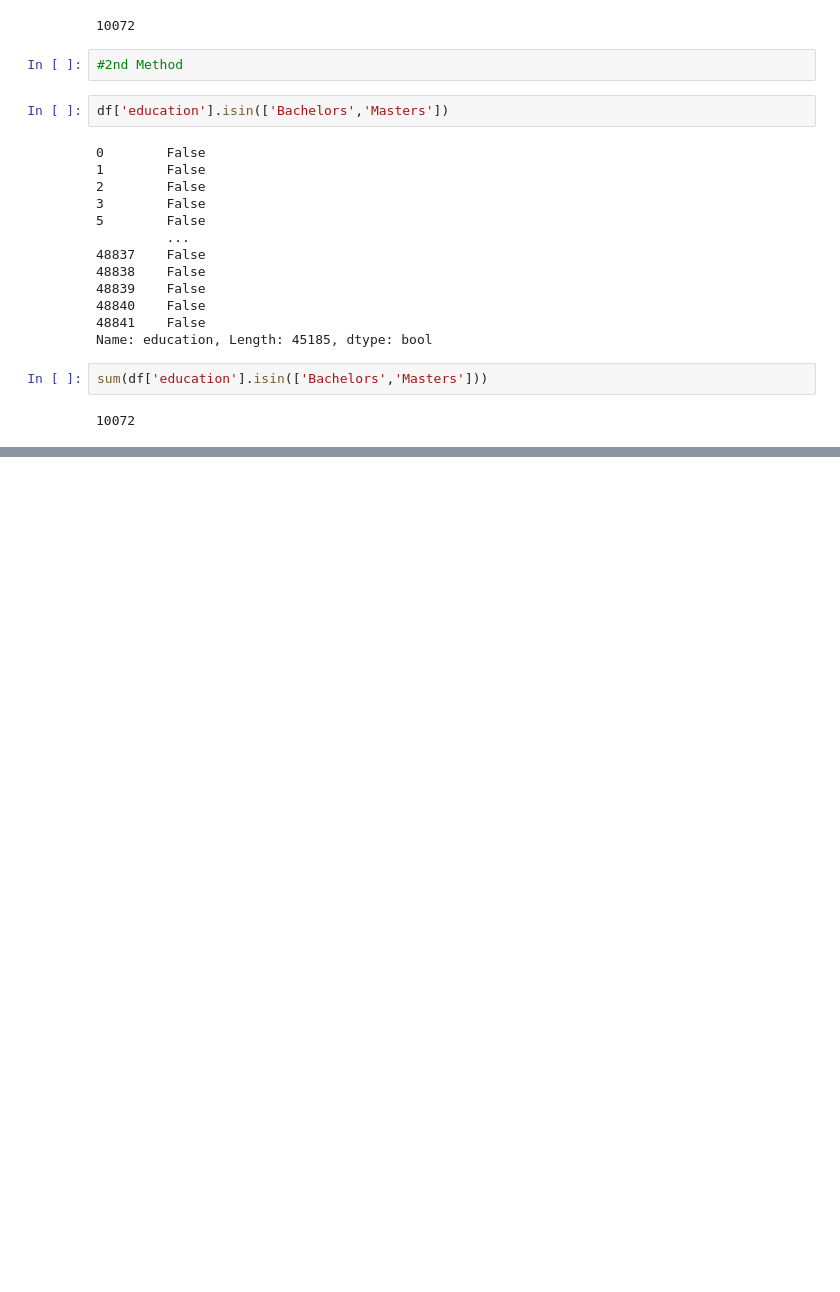
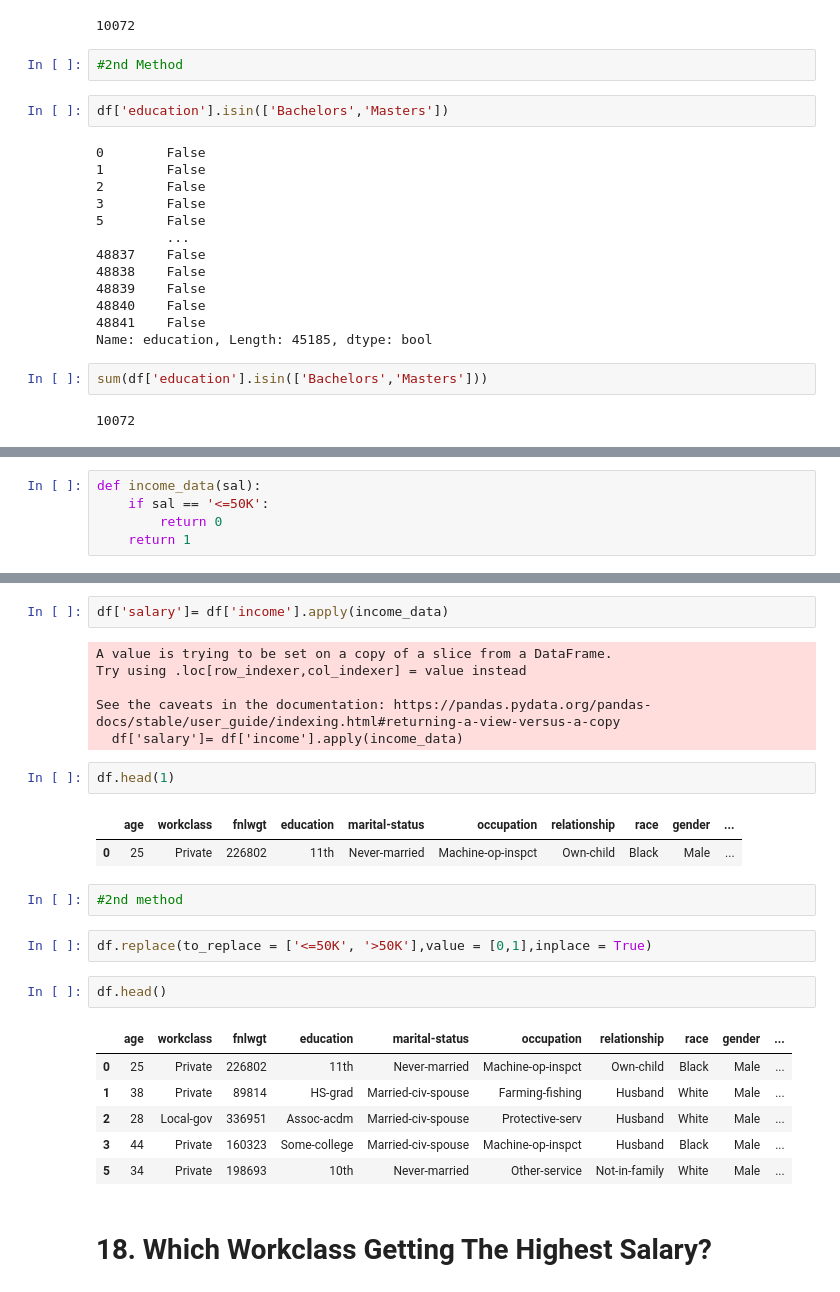
Before and after one commit to devpeak/Pandas, a Jupyter notebook: adult-dataset-project3.ipynb, the cells around one changed output, grey strips where cells are left out. Drawn from its saved outputs; the diff is of its cells as text; blank space fills up the shorter version.

```diff
--- a/adult-dataset-project3.ipynb
+++ b/adult-dataset-project3.ipynb
@@ -690,0 +736,5 @@ sum(df['education'].isin(['Bachelors','Masters']))
+# %%
+def income_data(sal):
+    if sal == '<=50K':
+        return 0
+    return 1
@@ -690,0 +756,28 @@ sum(df['education'].isin(['Bachelors','Masters']))
+# %%
+df['salary']= df['income'].apply(income_data)
+# %% [output]
+A value is trying to be set on a copy of a slice from a DataFrame.
+Try using .loc[row_indexer,col_indexer] = value instead
+
+See the caveats in the documentation: https://pandas.pydata.org/pandas-docs/stable/user_guide/indexing.html#returning-a-view-versus-a-copy
+  df['salary']= df['income'].apply(income_data)
+# %%
+df.head(1)
+# %% [output]
+|  | age | workclass | fnlwgt | education | marital-status | occupation | relationship | race | gender | ... |
+| 0 | 25 | Private | 226802 | 11th | Never-married | Machine-op-inspct | Own-child | Black | Male | ... |
+# %%
+#2nd method
+# %%
+df.replace(to_replace = ['<=50K', '>50K'],value = [0,1],inplace = True)
+# %%
+df.head()
+# %% [output]
+|  | age | workclass | fnlwgt | education | marital-status | occupation | relationship | race | gender | ... |
+| 0 | 25 | Private | 226802 | 11th | Never-married | Machine-op-inspct | Own-child | Black | Male | ... |
+| 1 | 38 | Private | 89814 | HS-grad | Married-civ-spouse | Farming-fishing | Husband | White | Male | ... |
+| 2 | 28 | Local-gov | 336951 | Assoc-acdm | Married-civ-spouse | Protective-serv | Husband | White | Male | ... |
+| 3 | 44 | Private | 160323 | Some-college | Married-civ-spouse | Machine-op-inspct | Husband | Black | Male | ... |
+| 5 | 34 | Private | 198693 | 10th | Never-married | Other-service | Not-in-family | White | Male | ... |
+# %% [markdown]
+# 18. Which Workclass Getting The Highest Salary?
```
Also changed, not shown: parts of 38 cells of this notebook.
